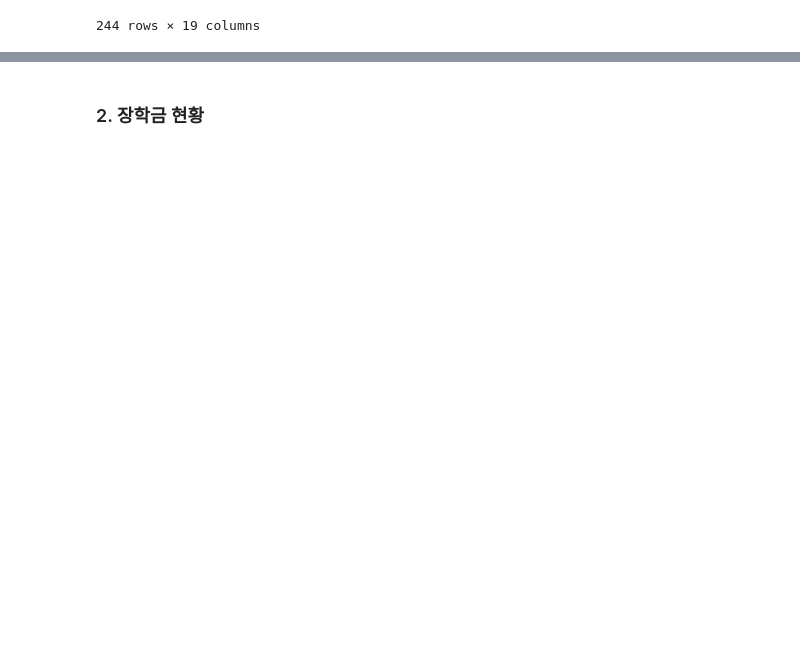
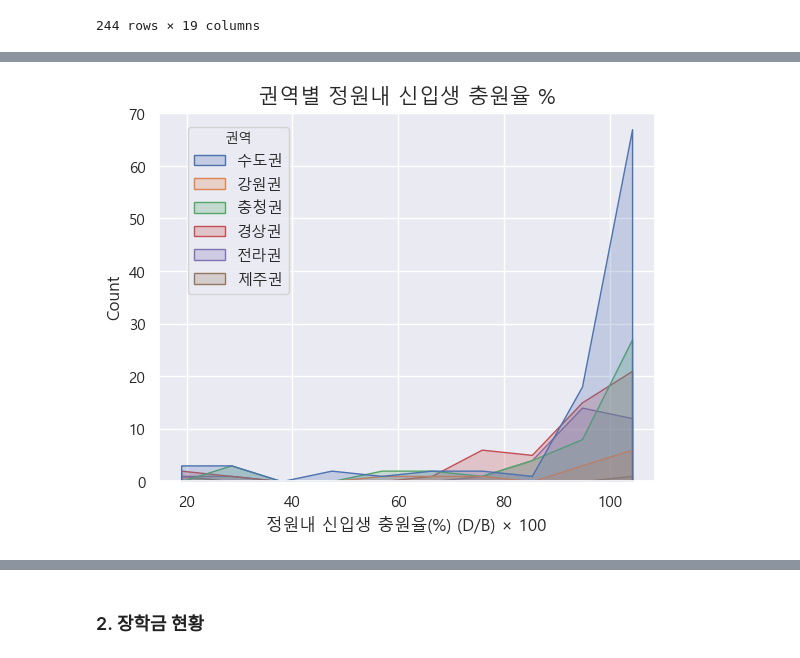
Before and after one commit to seyeon-shijuan/birth-rate-to-universities-visualization, a Jupyter notebook: notebook/individual_notebooks/SeyeonPark_universities_rank_analysis.ipynb, the cells around one changed output, grey strips where cells are left out. Drawn from its saved outputs; the diff is of its cells as text; code cells hidden in the pictures; blank space fills up the shorter version.

```diff
--- a/notebook/individual_notebooks/SeyeonPark_universities_rank_analysis.ipynb
+++ b/notebook/individual_notebooks/SeyeonPark_universities_rank_analysis.ipynb
@@ -274,0 +160,7 @@ sns.histplot(data=e_jeju,x=e_jeju['정원내 신입생 충원율(%) (D/B) × 100
+# %%
+s_area = df_area_added[['권역','지역','학교','정원내 신입생 충원율(%) (D/B) × 100']]
+n_area_ax = sns.histplot(data=s_area, x='정원내 신입생 충원율(%) (D/B) × 100', hue='권역', bins=10, element='poly')
+n_area_ax.set_title('권역별 정원내 신입생 충원율 %',fontsize=15, y=1)
+sns.move_legend(n_area_ax, "upper center", bbox_to_anchor=(0.161, 0.98), ncol=1, title_fontsize=10)
+# %% [output]
+[figure, added]
```
Also changed, not shown: parts of 99 cells of this notebook, 7 other files.
